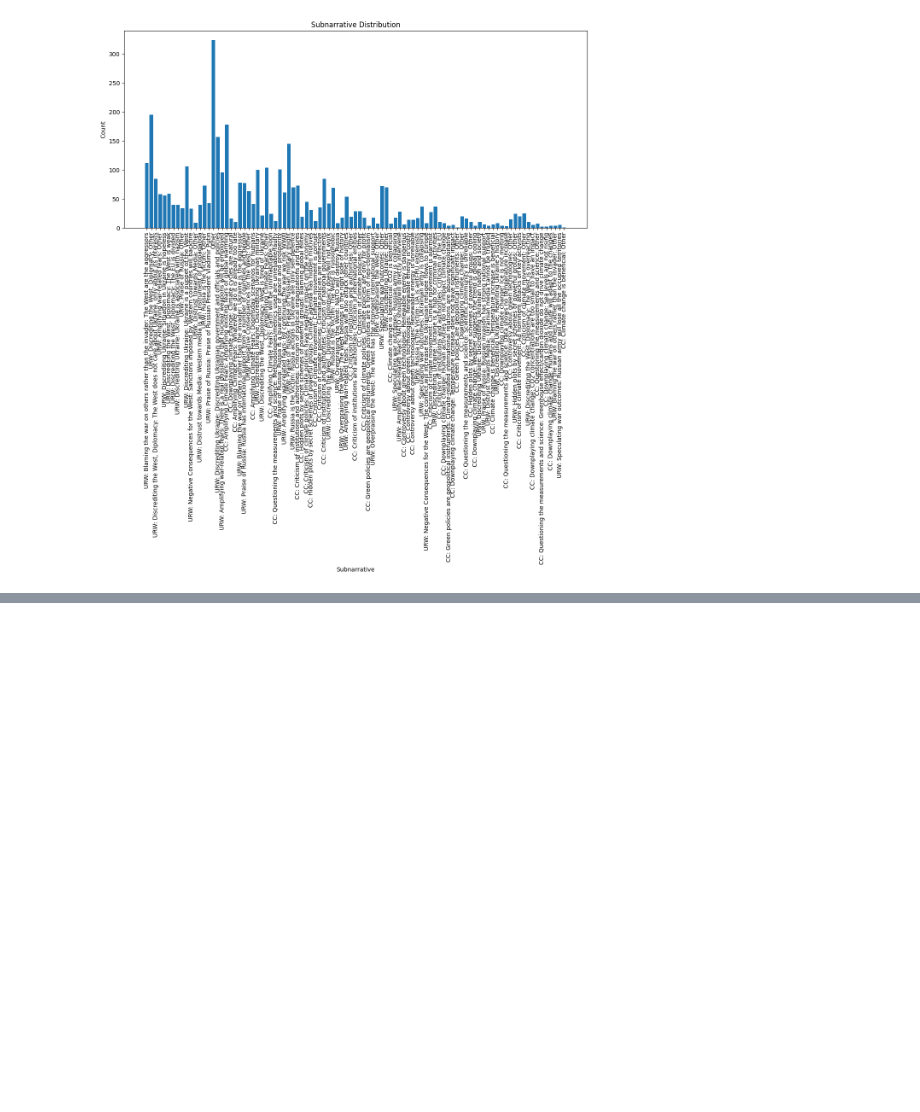
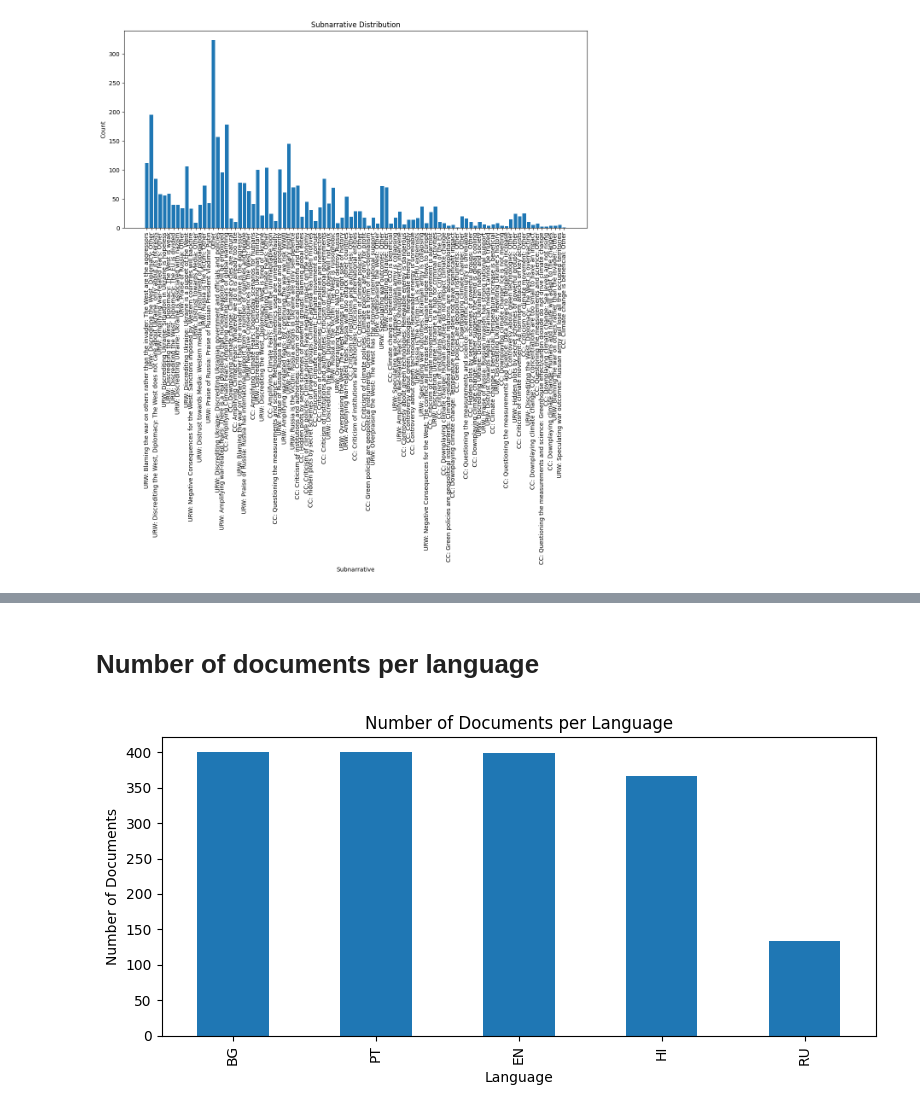
Before and after one commit to NourJadiri/hybrid-text-classification, a Jupyter notebook: notebooks/02_data_visualisation.ipynb, the cells around one changed output, grey strips where cells are left out. Drawn from its saved outputs; the diff is of its cells as text; code cells hidden in the pictures; blank space fills up the shorter version.

```diff
--- a/notebooks/02_data_visualisation.ipynb
+++ b/notebooks/02_data_visualisation.ipynb
@@ -82,0 +120,13 @@ plt.show()
+# %% [markdown]
+# Number of documents per language
+# %%
+languge_documents_counts = df['language'].value_counts()
+plt.figure(figsize=(8, 4))
+languge_documents_counts.plot(kind='bar')
+plt.xlabel('Language')
+plt.ylabel('Number of Documents')
+plt.title('Number of Documents per Language')
+plt.tight_layout()
+plt.show()
+# %% [output]
+[figure, added]
```
Also changed, not shown: parts of 6 cells of this notebook.
